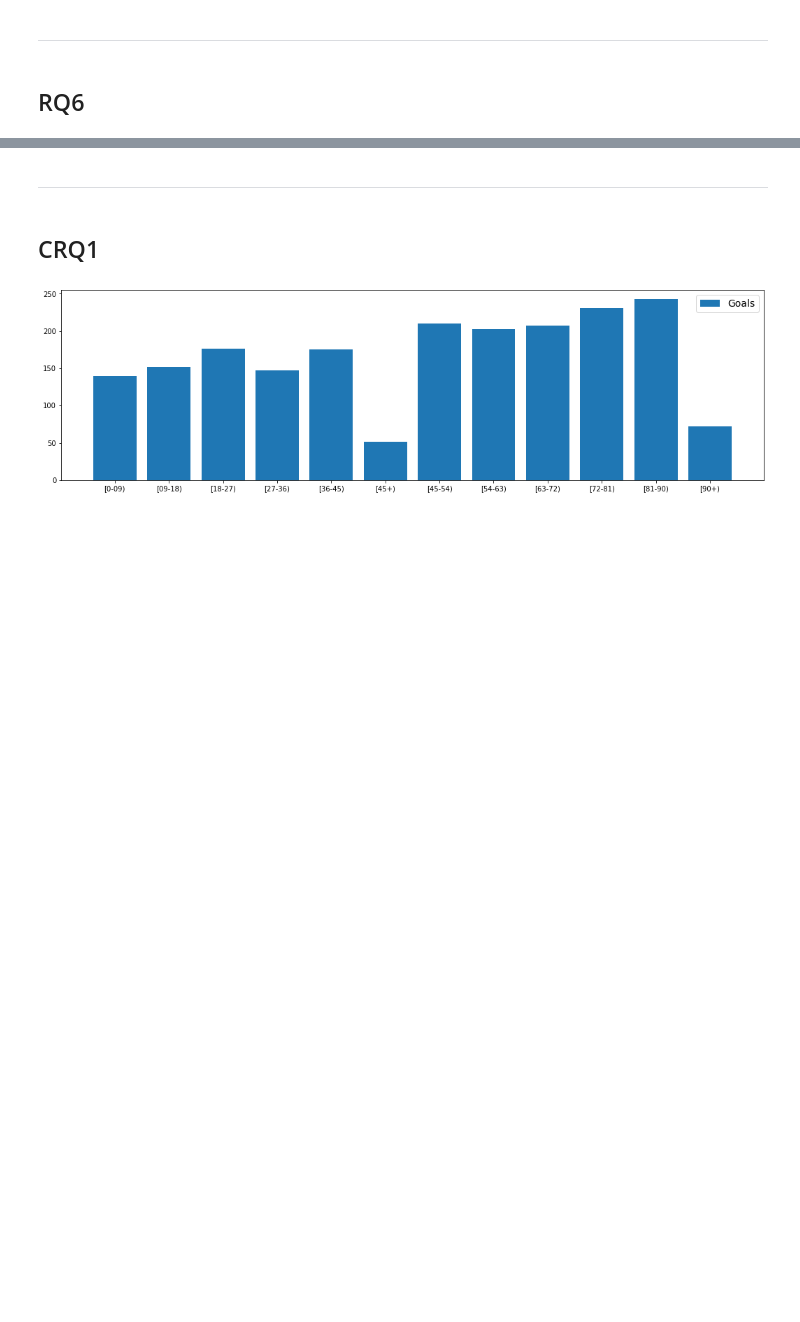
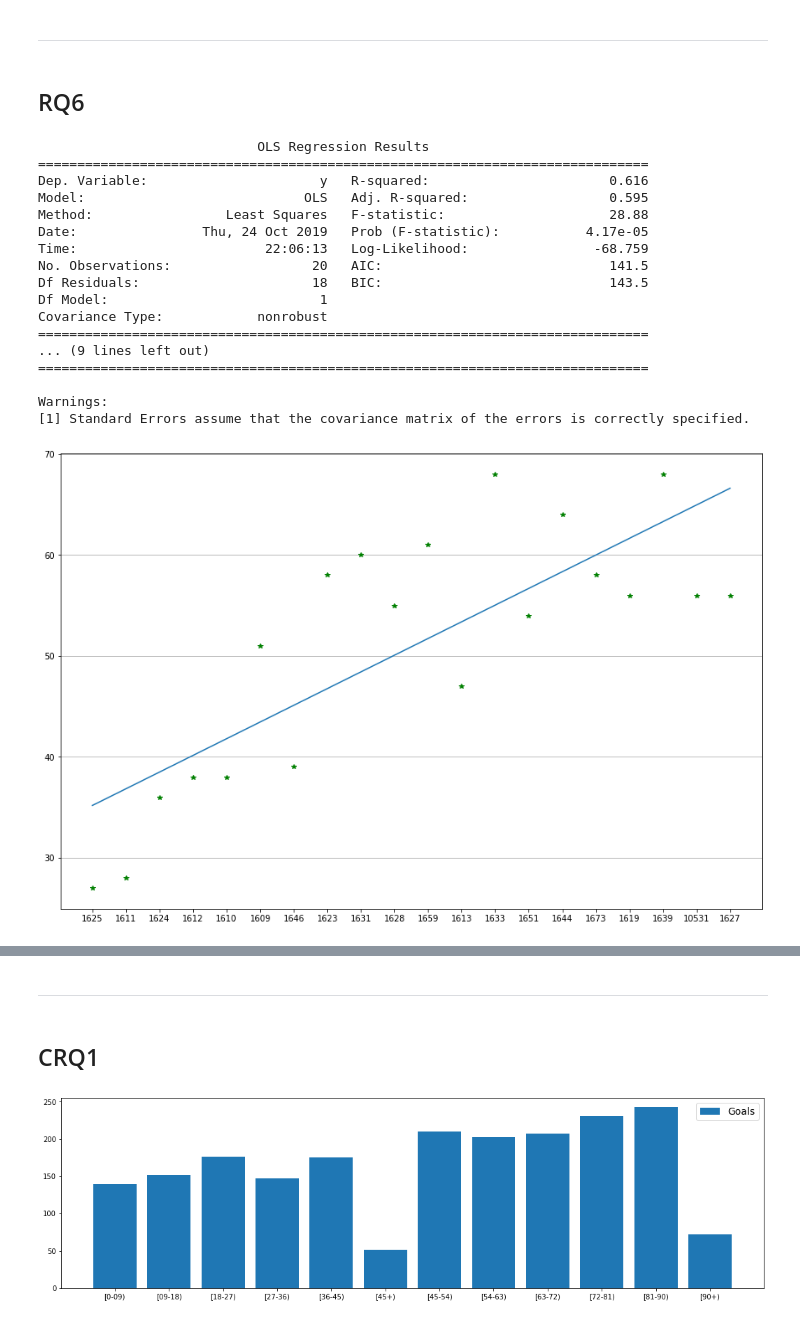
Before and after one commit to ceccaroni1884368/HW2, a Jupyter notebook: Homework_2/Homework_2.ipynb, the cells around one changed output, grey strips where cells are left out. Cells and saved outputs as stored; diff of their text form; code cells hidden in the pictures; blank space fills up the shorter version.

```diff
--- a/Homework_2/Homework_2.ipynb
+++ b/Homework_2/Homework_2.ipynb
@@ -631,0 +756,53 @@ strong multicollinearity or other numerical problems.
+# %%
+GoalRank=GoalRank.sort_values('TGS',ascending= False)
+#GoalRank.head()
+#merge
+# %%
+scores1['Team_ID'] = pd.to_numeric(scores1['Team_ID'])
+P1 = pd.merge(GoalRank,scores1,left_on='wyId', right_on='Team_ID')
+P1 = P1.sort_values(0, ascending=False)
+P1.columns= ['wyId','officialName','TGS','TGR','Points','ID']
+P1.Points = range(1,21,1)
+P1.columns= ['wyId','officialName','TGS','TGR','Rank','ID']
+#P1
+# %%
+TGS=list(P1['TGS'])
+TGR=list(P1['TGR'])
+number= range(1,21)
+# %%
+rank = list(P1['wyId'])
+#rank
+# %%
+fig, ax = plt.subplots(1, 1, figsize=(15, 10))
+x = number
+y = TGR
+results1 = sm.OLS(y,sm.add_constant(x)).fit()
+
+print(results1.summary())
+
+my_xticks = rank #lista delle squadre ordinate in base al ranking
+plt.xticks(x, my_xticks)
+plt.plot(x, y, 'g*')
+plt.grid(axis='y', linestyle='-')
+
+plt.plot(np.unique(x), np.poly1d(np.polyfit(x, y, 1))(np.unique(x)))
+plt.show()
+# %% [output]
+                            OLS Regression Results
+==============================================================================
+Dep. Variable:                      y   R-squared:                       0.616
+Model:                            OLS   Adj. R-squared:                  0.595
+Method:                 Least Squares   F-statistic:                     28.88
+Date:                Thu, 24 Oct 2019   Prob (F-statistic):           4.17e-05
+Time:                        22:06:13   Log-Likelihood:                -68.759
+No. Observations:                  20   AIC:                             141.5
+Df Residuals:                      18   BIC:                             143.5
+Df Model:                           1
+Covariance Type:            nonrobust
+==============================================================================
+... (9 lines left out)
+==============================================================================
+
+Warnings:
+[1] Standard Errors assume that the covariance matrix of the errors is correctly specified.
+[figure, added]
```
Also changed, not shown: parts of 15 cells of this notebook, 1 other file.
